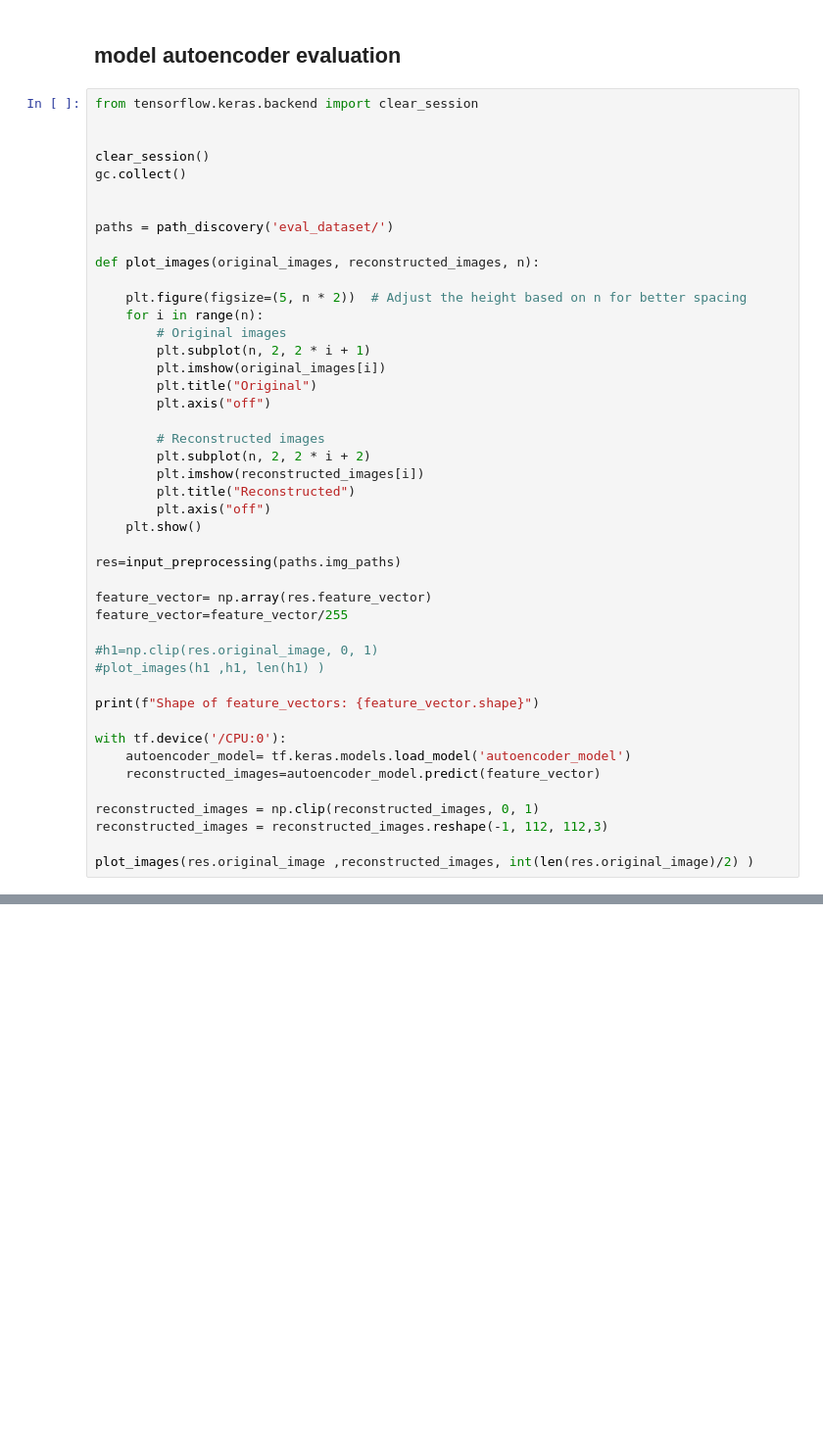
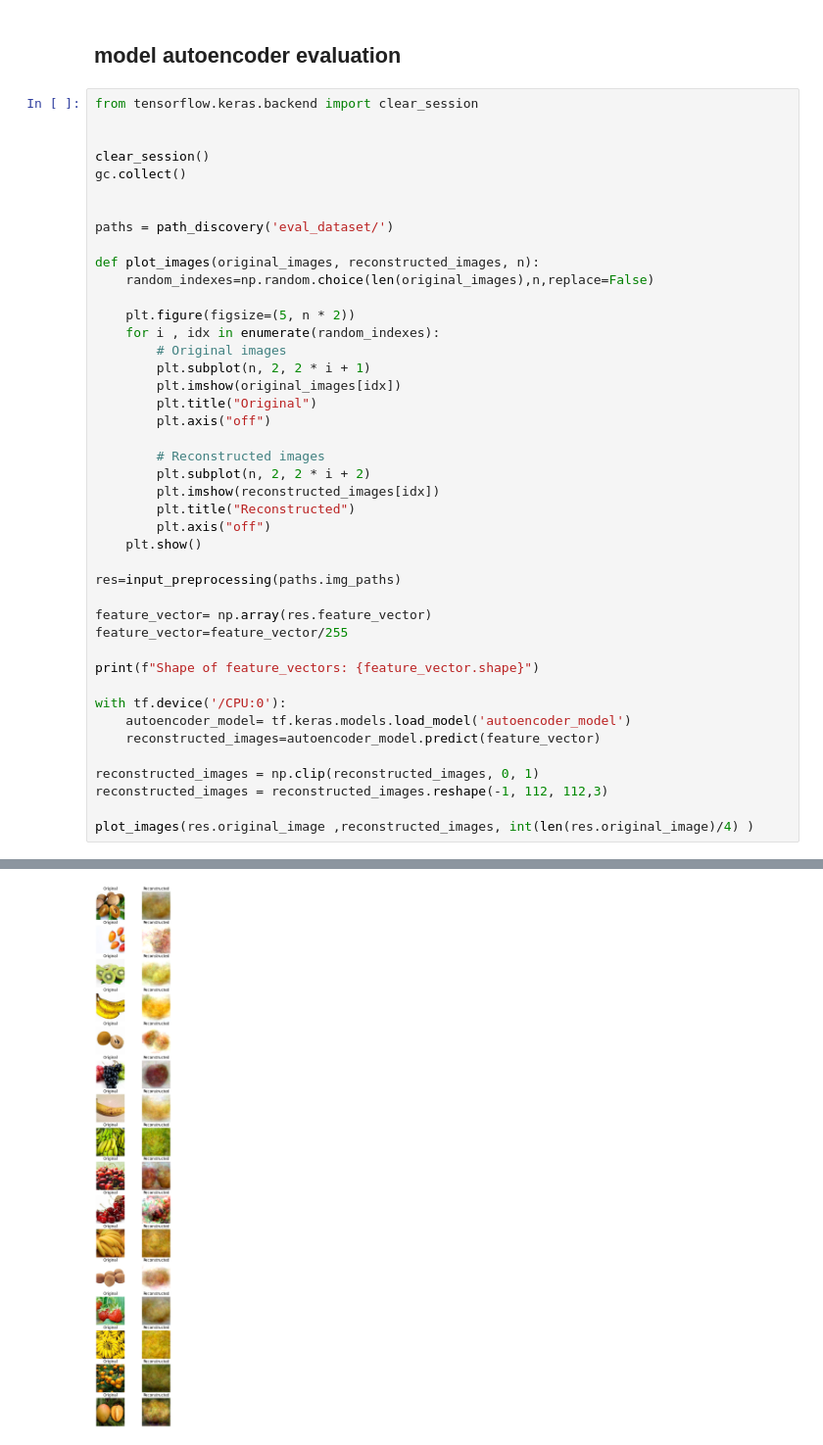
Before and after one commit to frenci11/machine-learning, a Jupyter notebook: fruits_clustering.ipynb, the cells around one changed output, grey strips where cells are left out. Shown at 98% size. Saved outputs shown, nothing was run; the diff lists cells and outputs as text; blank space fills up the shorter version.

```diff
--- a/fruits_clustering.ipynb
+++ b/fruits_clustering.ipynb
@@ -584,18 +584,19 @@ gc.collect()
 paths = path_discovery('eval_dataset/')
 
 def plot_images(original_images, reconstructed_images, n):
+    random_indexes=np.random.choice(len(original_images),n,replace=False)
 
-    plt.figure(figsize=(5, n * 2))  # Adjust the height based on n for better spacing
-    for i in range(n):
+    plt.figure(figsize=(5, n * 2))
+    for i , idx in enumerate(random_indexes):
         # Original images
         plt.subplot(n, 2, 2 * i + 1)
-        plt.imshow(original_images[i])
+        plt.imshow(original_images[idx])
         plt.title("Original")
         plt.axis("off")
 
         # Reconstructed images
         plt.subplot(n, 2, 2 * i + 2)
-        plt.imshow(reconstructed_images[i])
+        plt.imshow(reconstructed_images[idx])
         plt.title("Reconstructed")
         plt.axis("off")
     plt.show()
@@ -604,9 +605,6 @@ res=input_preprocessing(paths.img_paths)
 
 feature_vector= np.array(res.feature_vector)
 feature_vector=feature_vector/255
-
-#h1=np.clip(res.original_image, 0, 1)
-#plot_images(h1 ,h1, len(h1) )
 
 print(f"Shape of feature_vectors: {feature_vector.shape}")
 
@@ -617,4 +615,5 @@ with tf.device('/CPU:0'):
 reconstructed_images = np.clip(reconstructed_images, 0, 1)
 reconstructed_images = reconstructed_images.reshape(-1, 112, 112,3)
 
-plot_images(res.original_image ,reconstructed_images, int(len(res.original_image)/2) )
+plot_images(res.original_image ,reconstructed_images, int(len(res.original_image)/4) )
+# %% [output]
@@ -620,0 +624 @@ plot_images(res.original_image ,reconstructed_images, int(len(res.original_image
+[figure, added]
```
Also changed, not shown: parts of 7 cells of this notebook, 4 other files.
